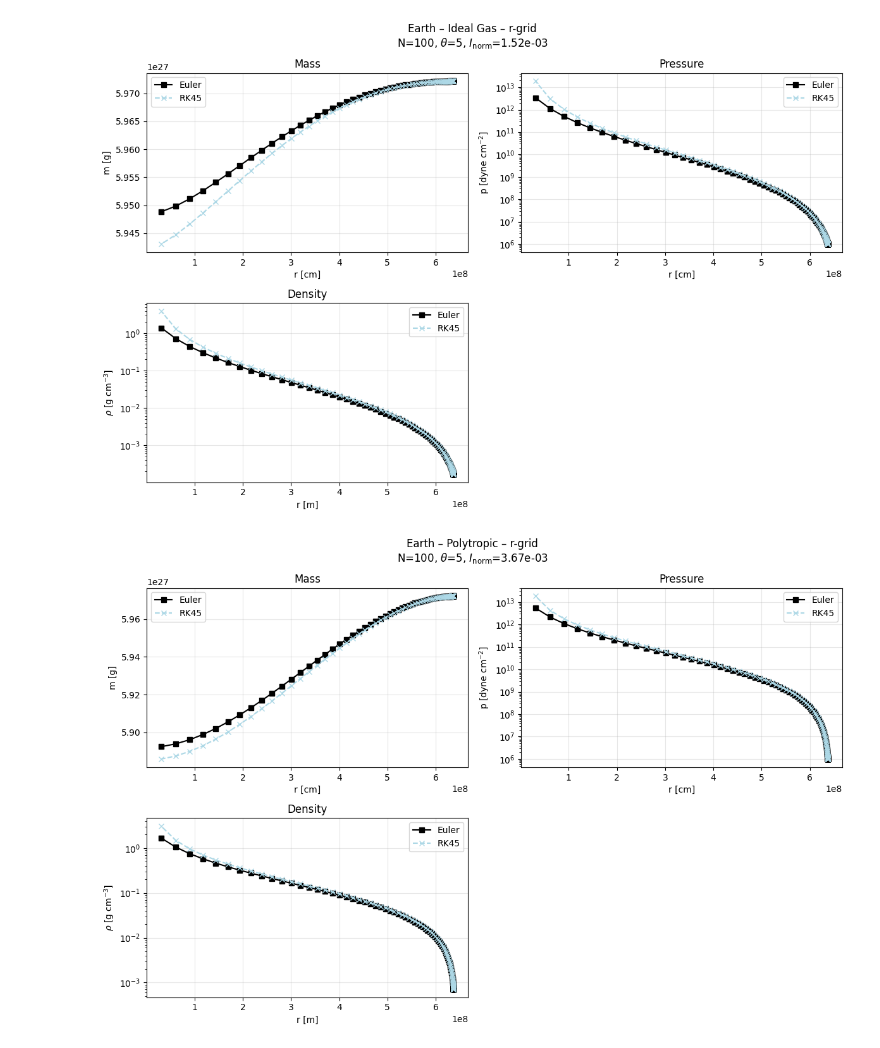
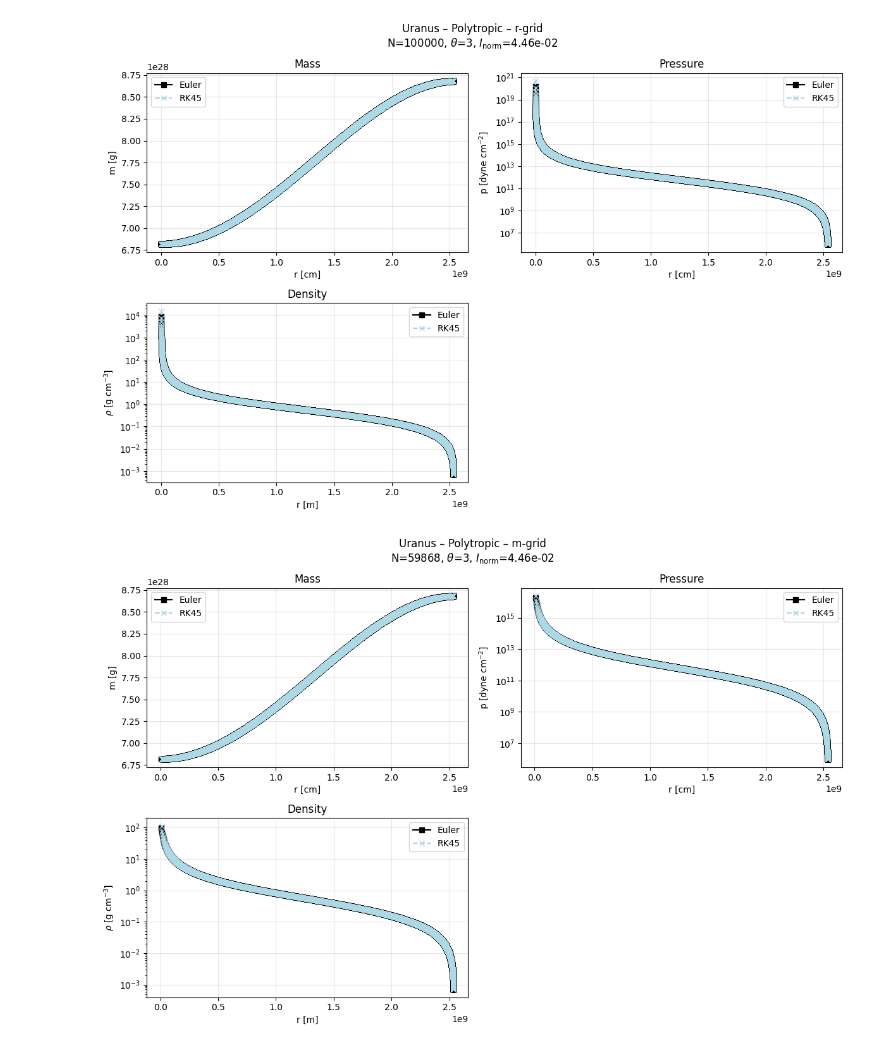
Before and after one commit to Akut-Luna/AST-514-Final-Project, a Jupyter notebook: plot_different_solvers.ipynb, the cells around one changed output. Saved outputs shown, nothing was run; the diff lists cells and outputs as text; code cells hidden in the pictures.

```diff
--- a/plot_different_solvers.ipynb
+++ b/plot_different_solvers.ipynb
@@ -131,14 +131,14 @@ def get_sim_name_by_number(number):
 
     return sim_names[number]
 # %%
-N = 100
-theta = 5
+N = 100000
+theta = 3
 simulation_methods=['Euler', 'RK45'] # 'Euler', 'RK45', 'DOP853', 'Radau'
-for planet in ['Earth']:
-    for grid_type in ['r']:
-        for sim_no in [1, 2, 3, 4, 5, 6]:
+for planet in ['Uranus']:
+    for sim_no in [2]:
+        for grid_type in ['r', 'm']:
             datas, used_sim_methods = load_data(planet, sim_no, grid_type, N, theta, simulation_methods)
             plot_data(datas, used_sim_methods, planet, sim_no, grid_type, N, theta, show_plot=True)
 # %% [output]
-[figure, old version]
+[figure, new version]
-[figure, old version]
+[figure, new version]
```
Also changed, not shown: parts of 3 cells of this notebook, 2 other files.
